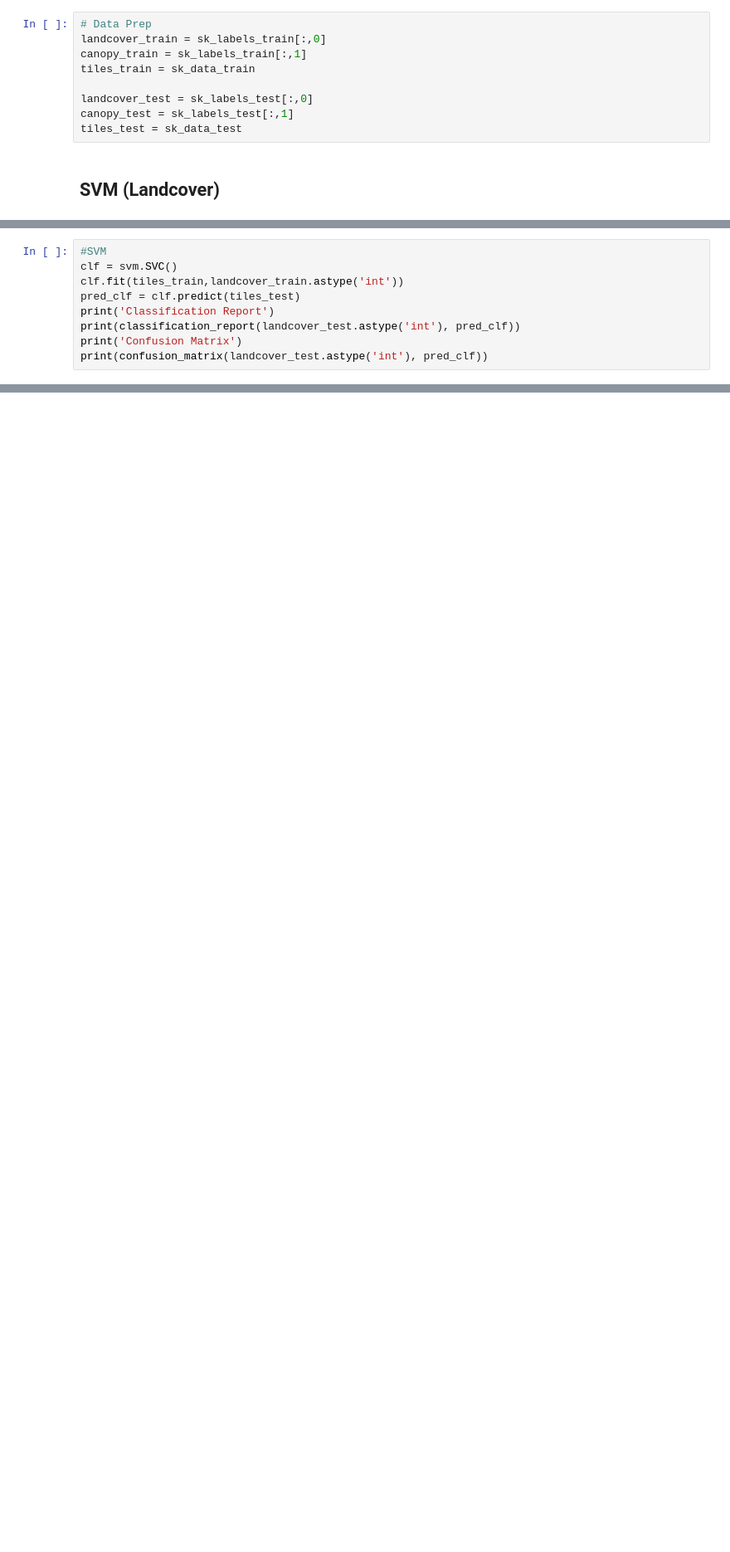
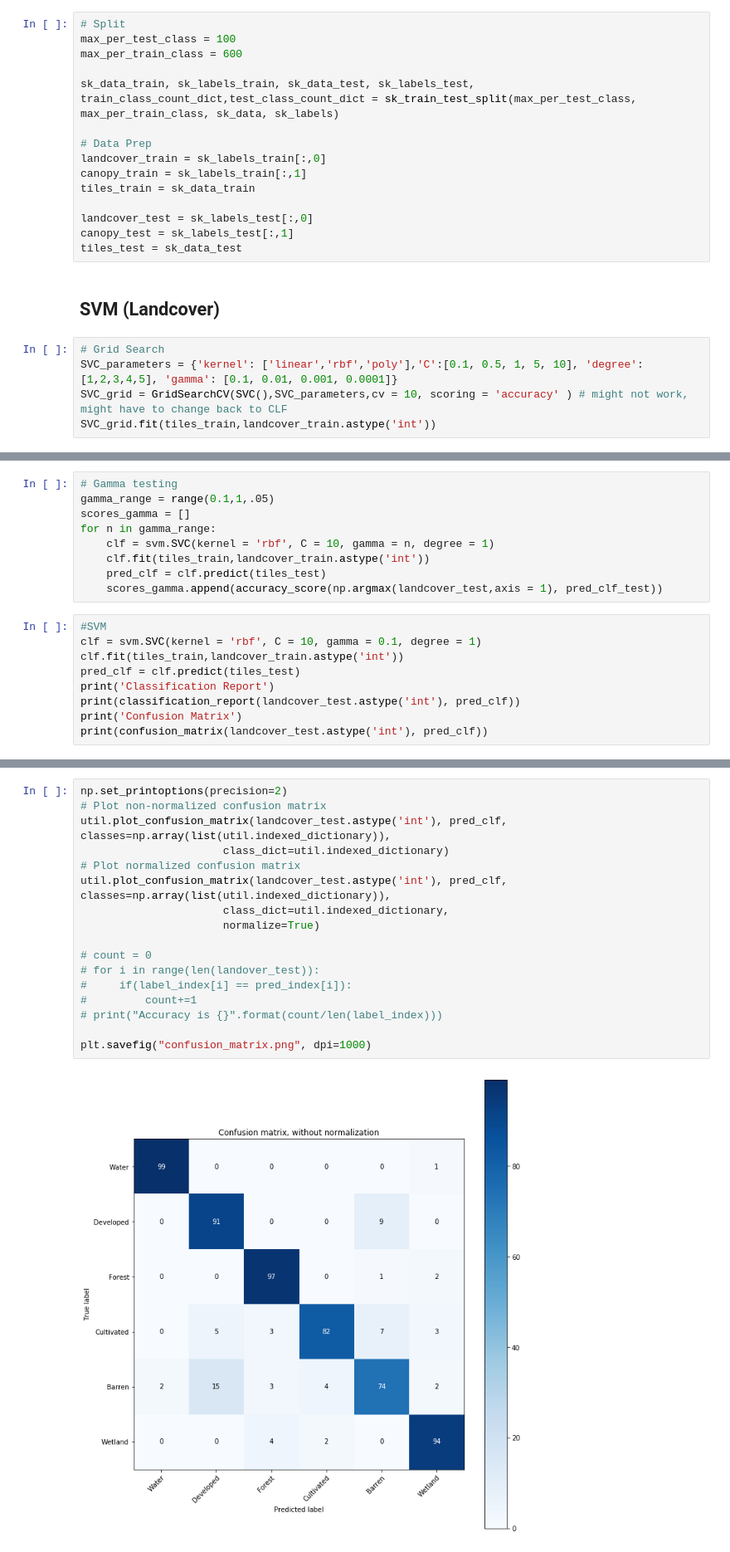
Before and after one commit to patrickcgray/landcover_rcnn, a Jupyter notebook: Sofia_Scikit2.ipynb, the cells around one changed output, grey strips where cells are left out. Shown at 83% size. Saved outputs shown, nothing was run; the diff lists cells and outputs as text; blank space fills up the shorter version.

```diff
--- a/Sofia_Scikit2.ipynb
+++ b/Sofia_Scikit2.ipynb
@@ -166,4 +187,10 @@ plt.title('0 to 1000')
 # %%
+# Split
+max_per_test_class = 100
+max_per_train_class = 600
+
+sk_data_train, sk_labels_train, sk_data_test, sk_labels_test, train_class_count_dict,test_class_count_dict = sk_train_test_split(max_per_test_class, max_per_train_class, sk_data, sk_labels)
+
 # Data Prep
 landcover_train = sk_labels_train[:,0]
 canopy_train = sk_labels_train[:,1]
@@ -174,3 +201,8 @@ canopy_test = sk_labels_test[:,1]
 tiles_test = sk_data_test
 # %% [markdown]
 ## SVM (Landcover)
+# %%
+# Grid Search
+SVC_parameters = {'kernel': ['linear','rbf','poly'],'C':[0.1, 0.5, 1, 5, 10], 'degree': [1,2,3,4,5], 'gamma': [0.1, 0.01, 0.001, 0.0001]}
+SVC_grid = GridSearchCV(SVC(),SVC_parameters,cv = 10, scoring = 'accuracy' ) # might not work, might have to change back to CLF
+SVC_grid.fit(tiles_train,landcover_train.astype('int'))
@@ -177,6 +227,15 @@ tiles_test = sk_data_test
+# %%
+# Gamma testing
+gamma_range = range(0.1,1,.05)
+scores_gamma = []
+for n in gamma_range:
+    clf = svm.SVC(kernel = 'rbf', C = 10, gamma = n, degree = 1)
+    clf.fit(tiles_train,landcover_train.astype('int'))
+    pred_clf = clf.predict(tiles_test)
+    scores_gamma.append(accuracy_score(np.argmax(landcover_test,axis = 1), pred_clf_test))
 # %%
 #SVM
-clf = svm.SVC()
+clf = svm.SVC(kernel = 'rbf', C = 10, gamma = 0.1, degree = 1)
 clf.fit(tiles_train,landcover_train.astype('int'))
 pred_clf = clf.predict(tiles_test)
 print('Classification Report')
@@ -185,0 +263,19 @@ print(confusion_matrix(landcover_test.astype('int'), pred_clf))
+# %%
+np.set_printoptions(precision=2)
+# Plot non-normalized confusion matrix
+util.plot_confusion_matrix(landcover_test.astype('int'), pred_clf, classes=np.array(list(util.indexed_dictionary)),
+                      class_dict=util.indexed_dictionary)
+# Plot normalized confusion matrix
+util.plot_confusion_matrix(landcover_test.astype('int'), pred_clf, classes=np.array(list(util.indexed_dictionary)),
+                      class_dict=util.indexed_dictionary,
+                      normalize=True)
+
+# count = 0
+# for i in range(len(landover_test)):
+#     if(label_index[i] == pred_index[i]):
+#         count+=1
+# print("Accuracy is {}".format(count/len(label_index)))
+
+plt.savefig("confusion_matrix.png", dpi=1000)
+# %% [output]
+[figure, added]
```
Also changed, not shown: parts of 48 cells of this notebook, 2 other files.
